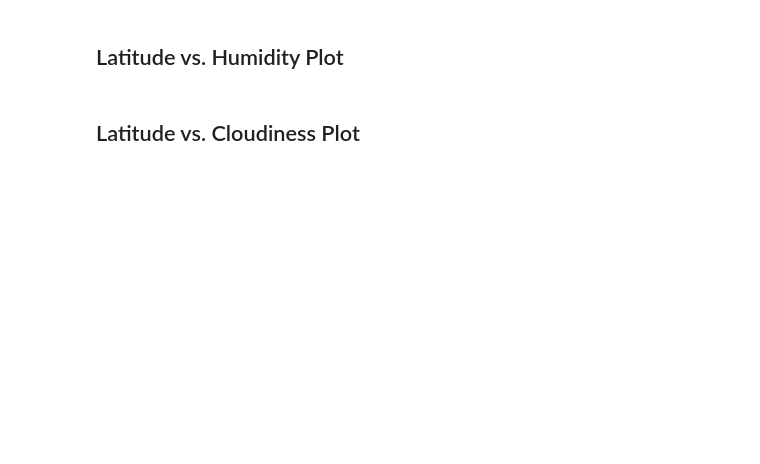
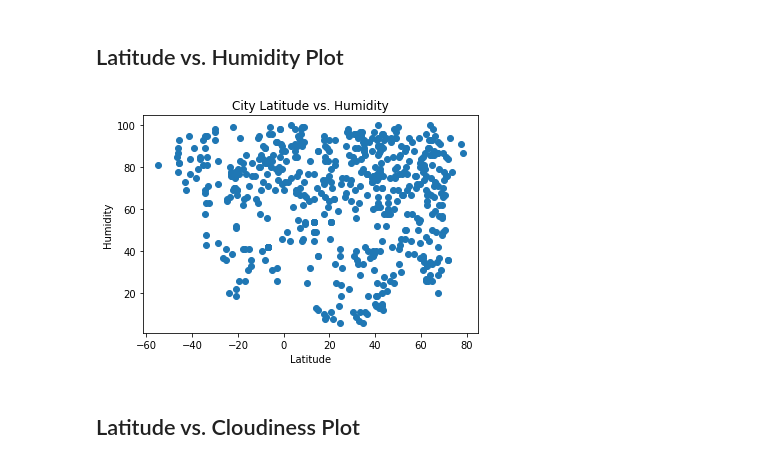
Before and after one commit to lauraezr/python-api-challenge, a Jupyter notebook: WeatherPy/WeatherPy.ipynb, the cells around one changed output. Cells and saved outputs as stored; diff of their text form; code cells hidden in the pictures; blank space fills up the shorter version.

```diff
--- a/WeatherPy/WeatherPy.ipynb
+++ b/WeatherPy/WeatherPy.ipynb
@@ -186,13 +237,14 @@ plt.show()
 # %% [markdown]
 ## Latitude vs. Humidity Plot
 # %%
-latitude = clean_city_data["Lat"]
-humidity = clean_city_data["Humidity"]
-plt.scatter(latitude,temperature, marker="o")
-plt.title("City Latitude vs. Max Temperature")
+humidityp = clean_city_data["Humidity"]
+plt.scatter(latitudep,humidityp, marker="o")
+plt.title("City Latitude vs. Humidity")
 plt.xlabel("Latitude")
-plt.ylabel("Max Temperature (F)")
-# plt.savefig("LATvsTEMPplot.png")
+plt.ylabel("Humidity")
+plt.savefig("LATvsHUMplot.png")
 plt.show()
+# %% [output]
+[figure, added]
 # %% [markdown]
 ## Latitude vs. Cloudiness Plot
```
Also changed, not shown: parts of 13 cells of this notebook, 5 other files.
